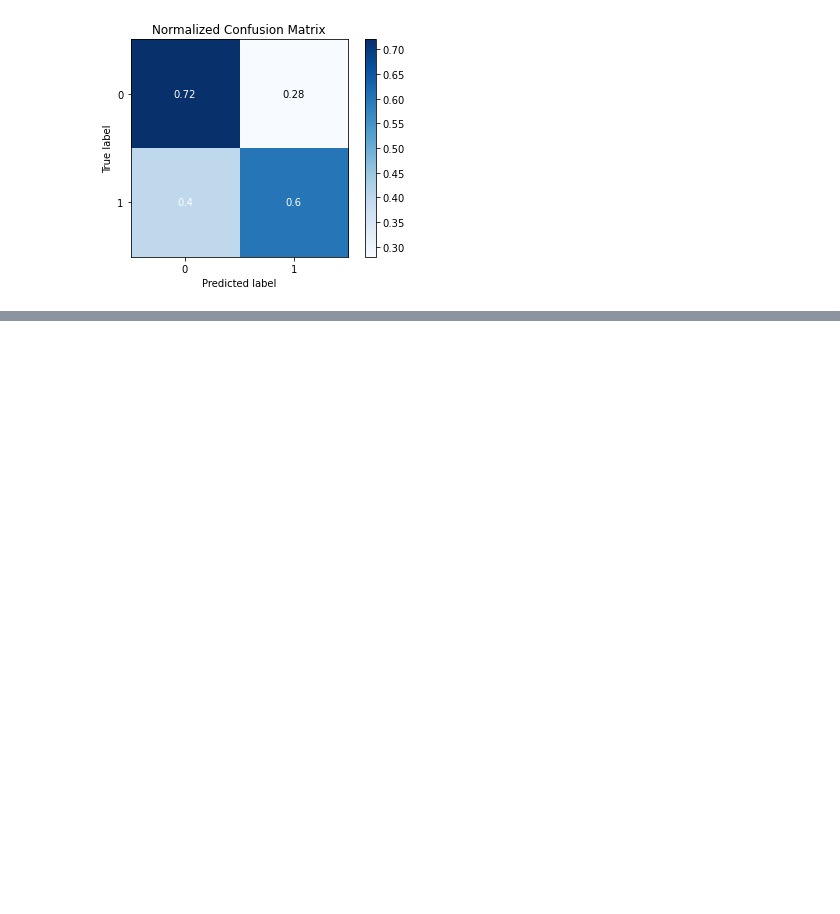
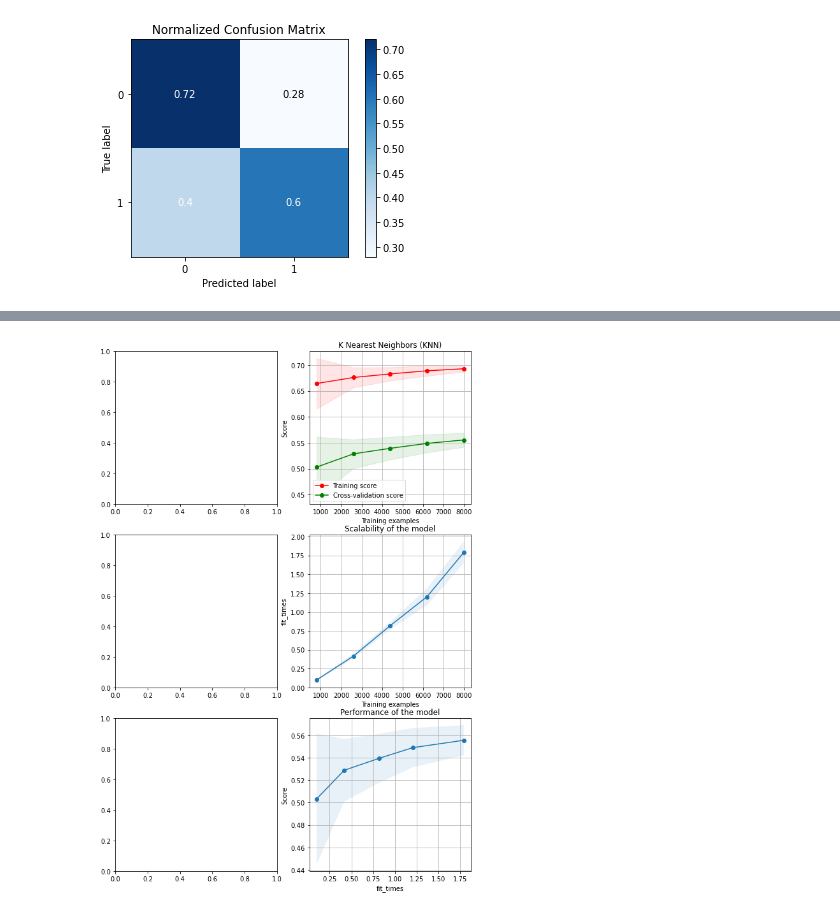
Before and after one commit to JuanJoseMV/Clinical-Trials-on-Cancer, a Jupyter notebook: Notebooks/Basic Models/K-Nearest Neighbors.ipynb, the cells around one changed output, grey strips where cells are left out. Saved outputs shown, nothing was run; the diff lists cells and outputs as text; code cells hidden in the pictures; blank space fills up the shorter version.

```diff
--- a/Notebooks/Basic Models/K-Nearest Neighbors.ipynb
+++ b/Notebooks/Basic Models/K-Nearest Neighbors.ipynb
@@ -863,0 +867,3 @@ Total time: 102.19082283973694
+# %%
+X, Y = loadCSV("../../Dataset/10k_1Col_NoCarEsp_LSA.csv", "../../Tables/docsTopicsLSA1500.csv") #Cargar SCV
+X = loadHD5('Doc2Vec')
@@ -863,0 +944,2 @@ Total time: 102.19082283973694
+# %%
+X = loadHD5('testD2V')
@@ -863,0 +964,11 @@ Total time: 102.19082283973694
+# %%
+fig, axes = plt.subplots(3, 2, figsize=(10, 15))
+
+KNN = KNeighborsClassifier(n_neighbors=7, metric='euclidean')
+
+cv = ShuffleSplit(n_splits=100, test_size=0.2, random_state=0)
+
+title = "K Nearest Neighbors (KNN)"
+
+plot_learning_curve(KNN, title, X, Y, axes=axes[:, 1], cv=cv, n_jobs=-1)
+# %% [output]
@@ -863,0 +976 @@ Total time: 102.19082283973694
+[figure, added]
```
Also changed, not shown: parts of 9 cells of this notebook, 7 other files.
